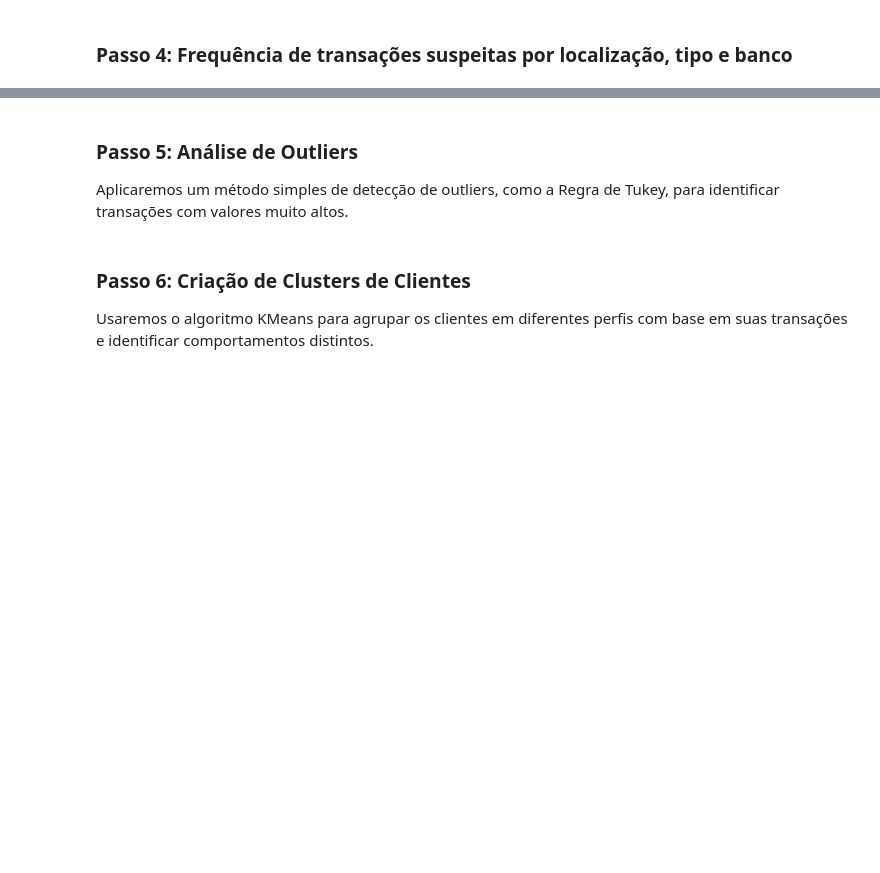
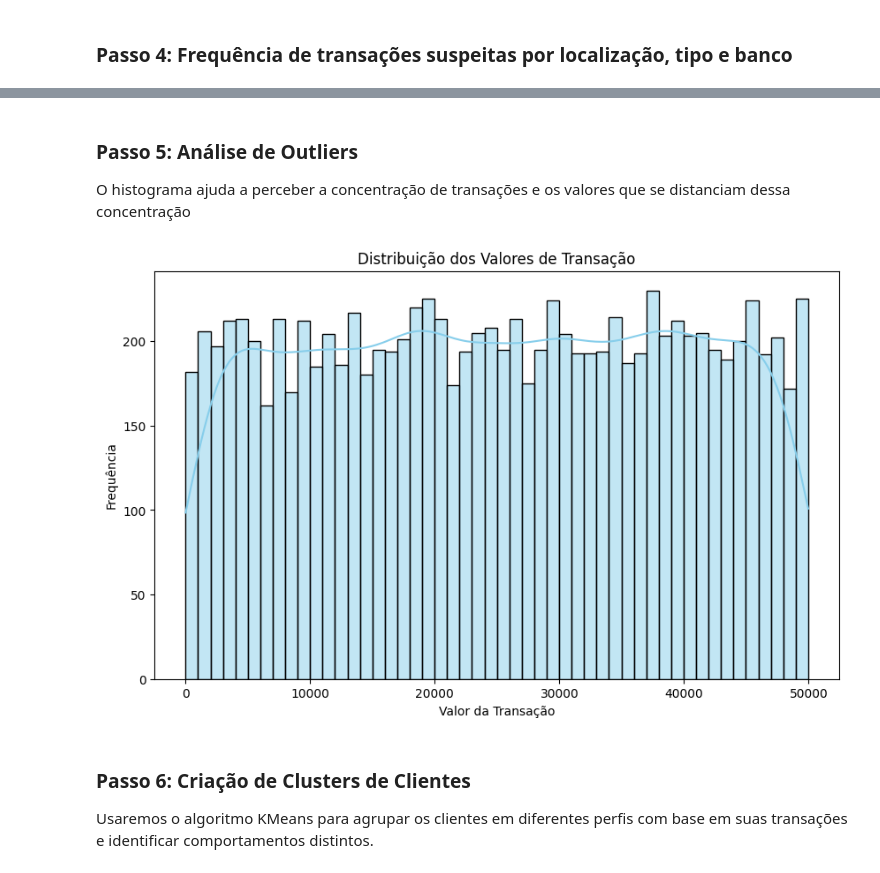
Before and after one commit to PedroHenrique431/Banking, a Jupyter notebook: main.ipynb, the cells around one changed output, grey strips where cells are left out. Cells and saved outputs as stored; diff of their text form; code cells hidden in the pictures; blank space fills up the shorter version.

```diff
--- a/main.ipynb
+++ b/main.ipynb
@@ -300,3 +304,0 @@ plt.show()
-# %% [markdown]
-### Passo 5: Análise de Outliers
-Aplicaremos um método simples de detecção de outliers, como a Regra de Tukey, para identificar transações com valores muito altos.
@@ -310,3 +305,16 @@ outliers = df[(df['TransactionAmount'] < (Q1 - 1.5 * IQR)) | (df['TransactionAmo
+# %% [markdown]
+### Passo 5: Análise de Outliers
+O histograma ajuda a perceber a concentração de transações e os valores que se distanciam dessa concentração
+# %%
+# Plotando o histograma
+plt.figure(figsize=(10, 6))
+sns.histplot(df['TransactionAmount'], bins=50, kde=True, color='skyblue')
+plt.title("Distribuição dos Valores de Transação")
+plt.xlabel('Valor da Transação')
+plt.ylabel('Frequência')
+plt.show()
+# %% [output]
+[figure, added]
 # %% [markdown]
 ### Passo 6: Criação de Clusters de Clientes
 Usaremos o algoritmo KMeans para agrupar os clientes em diferentes perfis com base em suas transações e identificar comportamentos distintos.
```
Also changed, not shown: parts of 6 cells of this notebook.
